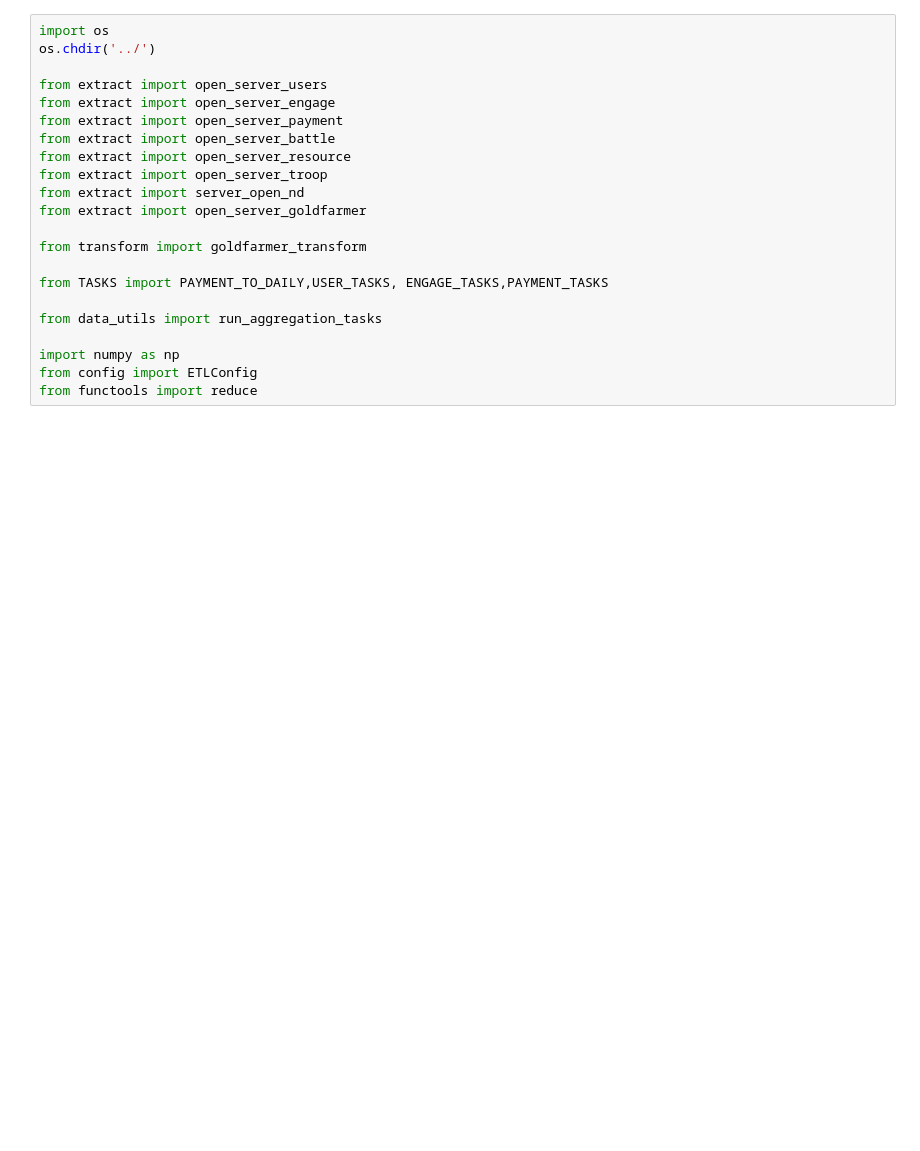
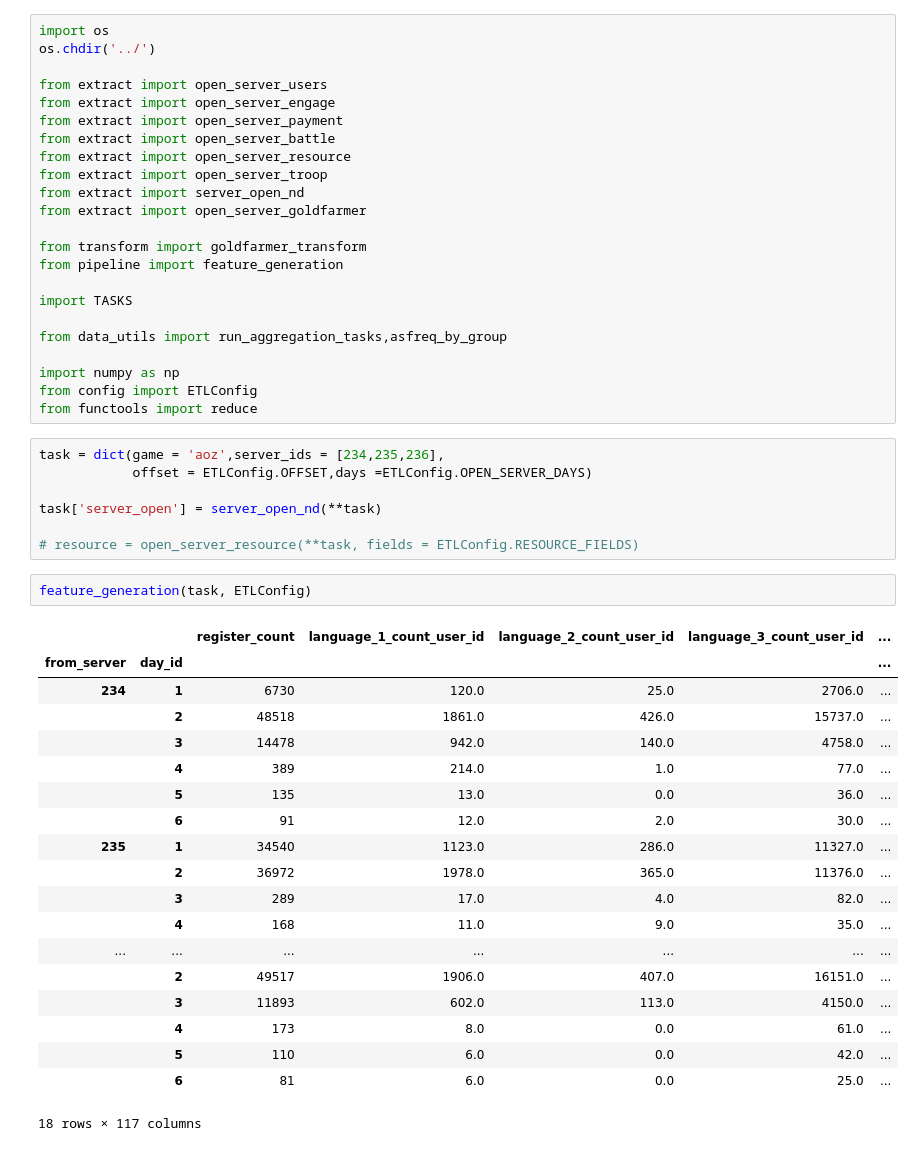
Before and after one commit to Camel-Data/Camel_open_server, a Jupyter notebook: docs/open_server_aggr.ipynb, the cells around one changed output. Saved outputs shown, nothing was run; the diff lists cells and outputs as text; blank space fills up the shorter version.

Commit message:
Add pipeline

```diff
--- a/docs/open_server_aggr.ipynb
+++ b/docs/open_server_aggr.ipynb
@@ -12,14 +12,44 @@ from extract import server_open_nd
 from extract import open_server_goldfarmer
 
 from transform import goldfarmer_transform
+from pipeline import feature_generation
 
-from TASKS import PAYMENT_TO_DAILY,USER_TASKS, ENGAGE_TASKS,PAYMENT_TASKS
+import TASKS
 
-from data_utils import run_aggregation_tasks
+from data_utils import run_aggregation_tasks,asfreq_by_group
 
 import numpy as np
 from config import ETLConfig
 from functools import reduce
+# %%
+task = dict(game = 'aoz',server_ids = [234,235,236],
+            offset = ETLConfig.OFFSET,days =ETLConfig.OPEN_SERVER_DAYS)
+
+task['server_open'] = server_open_nd(**task)
+
+# resource = open_server_resource(**task, fields = ETLConfig.RESOURCE_FIELDS)
+# %%
+feature_generation(task, ETLConfig)
+# %% [output]
+|  |  | register_count | language_1_count_user_id | language_2_count_user_id | language_3_count_user_id | ... |
+| from_server | day_id |  |  |  |  | ... |
+| 234 | 1 | 6730 | 120.0 | 25.0 | 2706.0 | ... |
+|  | 2 | 48518 | 1861.0 | 426.0 | 15737.0 | ... |
+|  | 3 | 14478 | 942.0 | 140.0 | 4758.0 | ... |
+|  | 4 | 389 | 214.0 | 1.0 | 77.0 | ... |
+|  | 5 | 135 | 13.0 | 0.0 | 36.0 | ... |
+|  | 6 | 91 | 12.0 | 2.0 | 30.0 | ... |
+| 235 | 1 | 34540 | 1123.0 | 286.0 | 11327.0 | ... |
+|  | 2 | 36972 | 1978.0 | 365.0 | 11376.0 | ... |
+|  | 3 | 289 | 17.0 | 4.0 | 82.0 | ... |
+|  | 4 | 168 | 11.0 | 9.0 | 35.0 | ... |
+| ... | ... | ... | ... | ... | ... | ... |
+|  | 2 | 49517 | 1906.0 | 407.0 | 16151.0 | ... |
+|  | 3 | 11893 | 602.0 | 113.0 | 4150.0 | ... |
+|  | 4 | 173 | 8.0 | 0.0 | 61.0 | ... |
+|  | 5 | 110 | 6.0 | 0.0 | 42.0 | ... |
+|  | 6 | 81 | 6.0 | 0.0 | 25.0 | ... |
+18 rows × 117 columns
 # %%
 task = dict(game = 'aoz',server_ids = [234,235,236],
             offset = ETLConfig.OFFSET,days =ETLConfig.OPEN_SERVER_DAYS)
```
Also changed, not shown: parts of 37 cells of this notebook, 11 other files.
